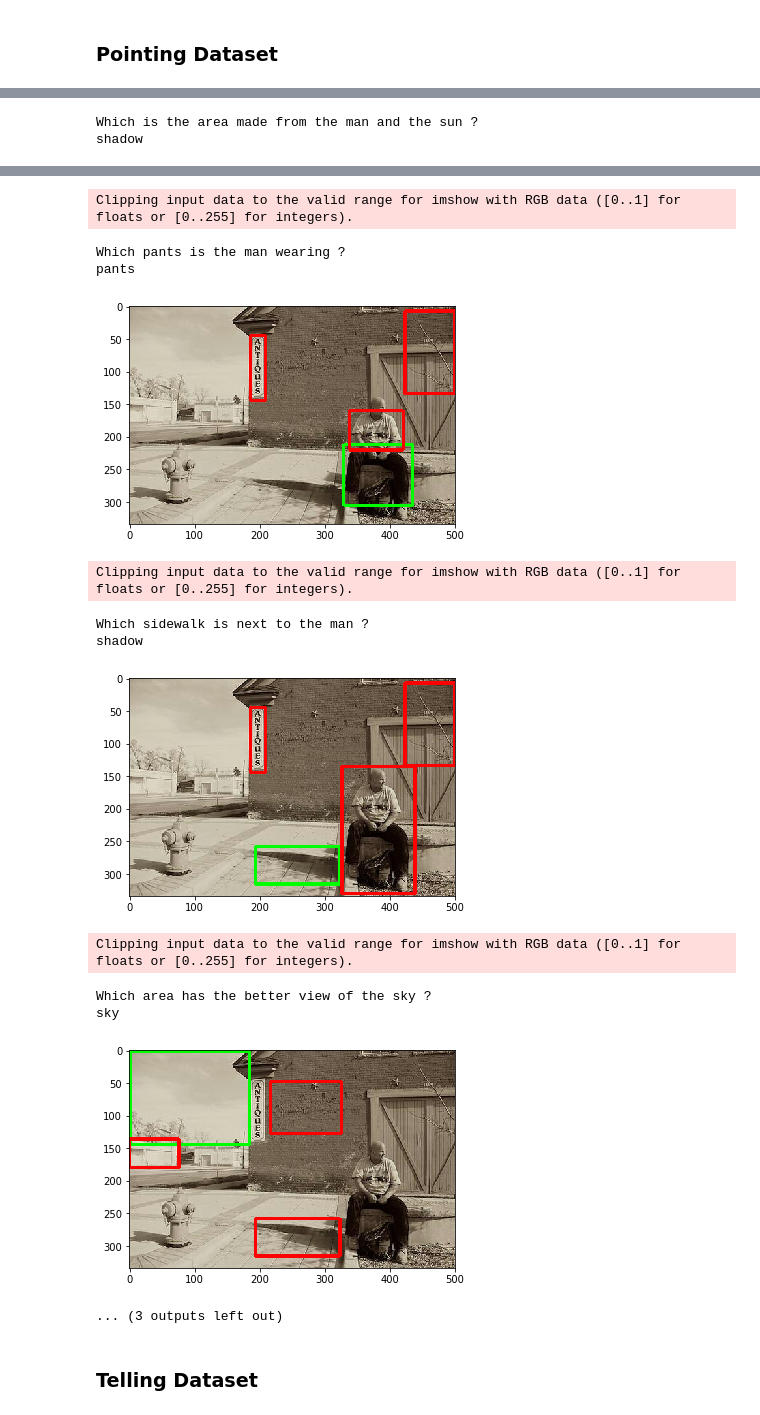
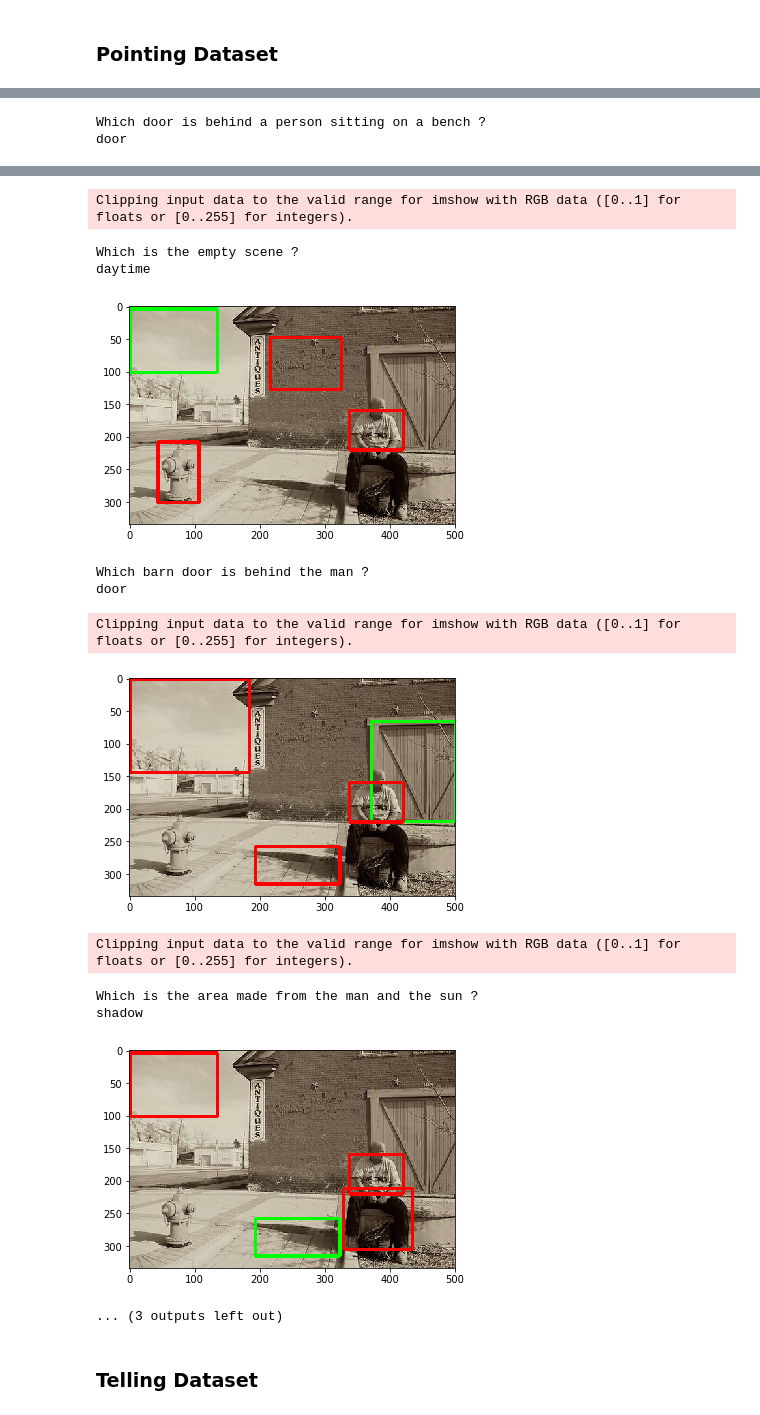
Before and after one commit to qbeer/flux, a Jupyter notebook: samples/Visual7WDataset.ipynb, the cells around one changed output, grey strips where cells are left out. Saved outputs shown, nothing was run; the diff lists cells and outputs as text; code cells hidden in the pictures.

Commit message:
working on adding documentations and making datasets consistent

```diff
--- a/samples/Visual7WDataset.ipynb
+++ b/samples/Visual7WDataset.ipynb
@@ -11,5 +13,4 @@ import json, os
 # %%
-pointing = Visual7W_Pointing(force_rebuild=False)
-telling = Visual7W_Telling(force_rebuild=False)
+pointing = Visual7W_Pointing(force_rebuild=True)
 # %% [output]
 [Flux] Building Dataset pointing
@@ -31,26 +50,30 @@ def draw_rectange(coord, img, color):
     p2 = (coord[2] + p1[0], coord[3] + p1[1])
     return cv.rectangle(img, p1, p2, color, 4)
 # %%
+img, ptr = pointing.train_db
+ptr_dataset_iterator = tf.contrib.eager.Iterator(ptr)
+ptr_images_iterator = tf.contrib.eager.Iterator(img)
+img_id = 0
 for i in range(5):
     data = next(ptr_dataset_iterator)
     qwe, qce, ql, aw, ace, al,\
         m1we, m1ce, m2we, m2ce, m3we, m3ce, \
         ml, coord, qa_id, q_type, new_img_id = data
-    new_img_id = new_img_id.numpy()[0][0]
+    new_img_id = new_img_id.numpy()[0]
     if new_img_id != img_id:
         item = next(ptr_images_iterator)
         image, img_size, image_id = item
         image = image[...,::-1]
         image_id = image_id.numpy()[0]
-        image = image.numpy()[0]
+        image = image.numpy()
         img_id = new_img_id
     assert(image_id == img_id)
-    qwe = qwe.numpy()[0]
-    aw = aw.numpy()[0]
-    m1we = m1we.numpy()[0]
-    m2we = m2we.numpy()[0]
-    m3we = m3we.numpy()[0]
-    coord = coord.numpy()[0]
+    qwe = qwe.numpy()
+    aw = aw.numpy()
+    m1we = m1we.numpy()
+    m2we = m2we.numpy()
+    m3we = m3we.numpy()
+    coord = coord.numpy()
     coord1, coord2, coord3, coord4 = coord[:4], coord[4:8], coord[8:12], coord[12:]
     question = decode_text(qwe)
     ans = decode_text(aw)
@@ -66,5 +89,5 @@ for i in range(5):
     plt.show()
 # %% [output]
 Clipping input data to the valid range for imshow with RGB data ([0..1] for floats or [0..255] for integers).
-Which is the area made from the man and the sun ?
-shadow
+Which door is behind a person sitting on a bench ?
+door
@@ -72,15 +95,15 @@ shadow
 Clipping input data to the valid range for imshow with RGB data ([0..1] for floats or [0..255] for integers).
-Which pants is the man wearing ?
-pants
+Which is the empty scene ?
+daytime
-[figure, old version]
+[figure, new version]
-Clipping input data to the valid range for imshow with RGB data ([0..1] for floats or [0..255] for integers).
+Which barn door is behind the man ?
+door
-Which sidewalk is next to the man ?
-shadow
+Clipping input data to the valid range for imshow with RGB data ([0..1] for floats or [0..255] for integers).
-[figure, old version]
+[figure, new version]
 Clipping input data to the valid range for imshow with RGB data ([0..1] for floats or [0..255] for integers).
-Which area has the better view of the sky ?
-sky
+Which is the area made from the man and the sun ?
+shadow
-[figure, old version]
+[figure, new version]
 ... (3 outputs left out)
 # %% [markdown]
 ### Telling Dataset
```
Also changed, not shown: parts of 4 cells of this notebook, 14 other files.
